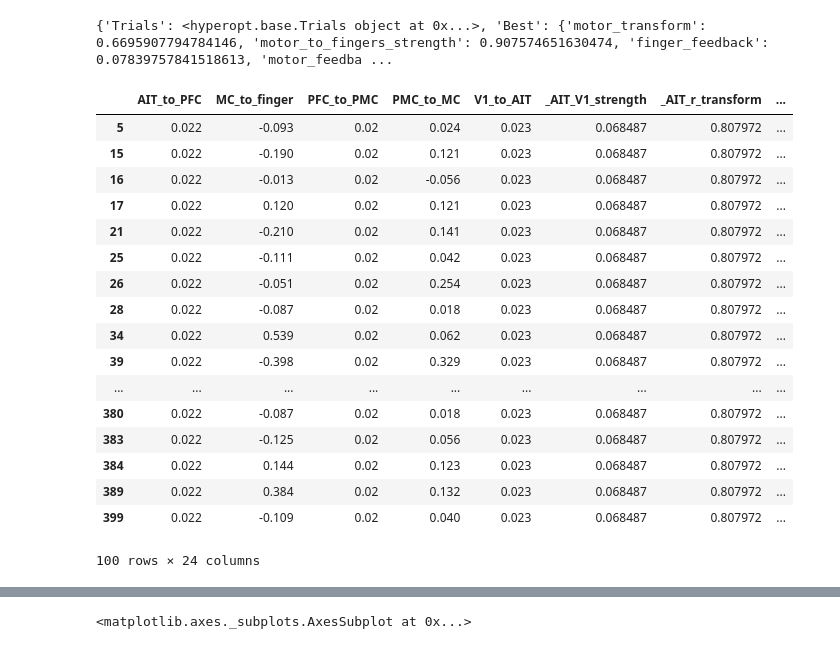
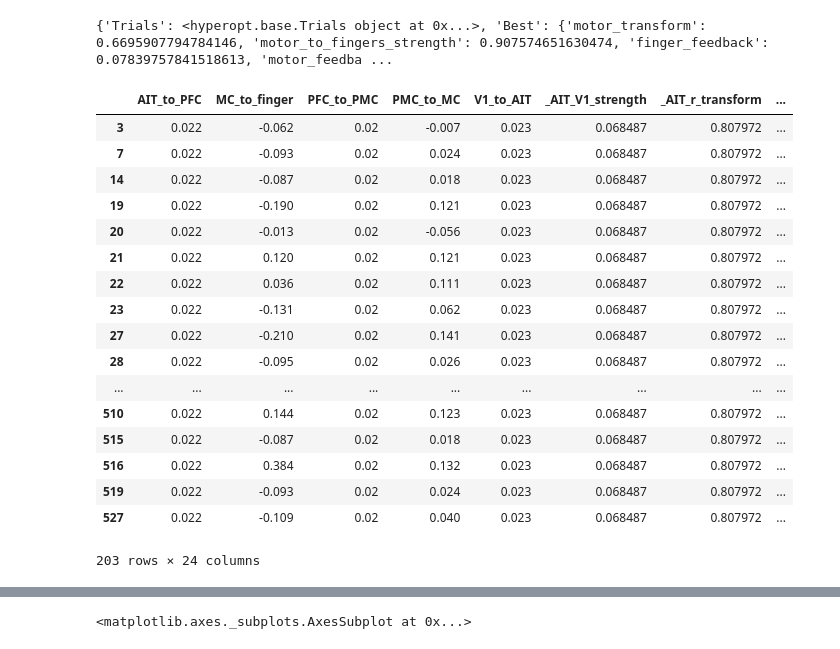
Before and after one commit to viatsk/visual-categorization, a Jupyter notebook: hyperopt_motor.ipynb, the cells around one changed output, grey strips where cells are left out. Cells and saved outputs as stored; diff of their text form; code cells hidden in the pictures.

```diff
--- a/hyperopt_motor.ipynb
+++ b/hyperopt_motor.ipynb
@@ -59,27 +61,27 @@ df = pandas.DataFrame(data3.data)
 # %%
 df = df[df._AIT_V1_strength == 0.06848695023305285]
 df = df[df._result_feedback == 0.4195086163487056]
-df = df[df._motor_transform != 10]
+df = df[df._motor_transform <= 1.0]
 df
 # %% [output]
 |  | AIT_to_PFC | MC_to_finger | PFC_to_PMC | PMC_to_MC | V1_to_AIT | _AIT_V1_strength | _AIT_r_transform | ... |
-| 5 | 0.022 | -0.093 | 0.02 | 0.024 | 0.023 | 0.068487 | 0.807972 | ... |
-| 15 | 0.022 | -0.190 | 0.02 | 0.121 | 0.023 | 0.068487 | 0.807972 | ... |
-| 16 | 0.022 | -0.013 | 0.02 | -0.056 | 0.023 | 0.068487 | 0.807972 | ... |
-| 17 | 0.022 | 0.120 | 0.02 | 0.121 | 0.023 | 0.068487 | 0.807972 | ... |
-| 21 | 0.022 | -0.210 | 0.02 | 0.141 | 0.023 | 0.068487 | 0.807972 | ... |
-| 25 | 0.022 | -0.111 | 0.02 | 0.042 | 0.023 | 0.068487 | 0.807972 | ... |
-| 26 | 0.022 | -0.051 | 0.02 | 0.254 | 0.023 | 0.068487 | 0.807972 | ... |
-| 28 | 0.022 | -0.087 | 0.02 | 0.018 | 0.023 | 0.068487 | 0.807972 | ... |
-| 34 | 0.022 | 0.539 | 0.02 | 0.062 | 0.023 | 0.068487 | 0.807972 | ... |
-| 39 | 0.022 | -0.398 | 0.02 | 0.329 | 0.023 | 0.068487 | 0.807972 | ... |
+| 3 | 0.022 | -0.062 | 0.02 | -0.007 | 0.023 | 0.068487 | 0.807972 | ... |
+| 7 | 0.022 | -0.093 | 0.02 | 0.024 | 0.023 | 0.068487 | 0.807972 | ... |
+| 14 | 0.022 | -0.087 | 0.02 | 0.018 | 0.023 | 0.068487 | 0.807972 | ... |
+| 19 | 0.022 | -0.190 | 0.02 | 0.121 | 0.023 | 0.068487 | 0.807972 | ... |
+| 20 | 0.022 | -0.013 | 0.02 | -0.056 | 0.023 | 0.068487 | 0.807972 | ... |
+| 21 | 0.022 | 0.120 | 0.02 | 0.121 | 0.023 | 0.068487 | 0.807972 | ... |
+| 22 | 0.022 | 0.036 | 0.02 | 0.111 | 0.023 | 0.068487 | 0.807972 | ... |
+| 23 | 0.022 | -0.131 | 0.02 | 0.062 | 0.023 | 0.068487 | 0.807972 | ... |
+| 27 | 0.022 | -0.210 | 0.02 | 0.141 | 0.023 | 0.068487 | 0.807972 | ... |
+| 28 | 0.022 | -0.095 | 0.02 | 0.026 | 0.023 | 0.068487 | 0.807972 | ... |
 | ... | ... | ... | ... | ... | ... | ... | ... | ... |
-| 380 | 0.022 | -0.087 | 0.02 | 0.018 | 0.023 | 0.068487 | 0.807972 | ... |
-| 383 | 0.022 | -0.125 | 0.02 | 0.056 | 0.023 | 0.068487 | 0.807972 | ... |
-| 384 | 0.022 | 0.144 | 0.02 | 0.123 | 0.023 | 0.068487 | 0.807972 | ... |
-| 389 | 0.022 | 0.384 | 0.02 | 0.132 | 0.023 | 0.068487 | 0.807972 | ... |
-| 399 | 0.022 | -0.109 | 0.02 | 0.040 | 0.023 | 0.068487 | 0.807972 | ... |
+| 510 | 0.022 | 0.144 | 0.02 | 0.123 | 0.023 | 0.068487 | 0.807972 | ... |
+| 515 | 0.022 | -0.087 | 0.02 | 0.018 | 0.023 | 0.068487 | 0.807972 | ... |
+| 516 | 0.022 | 0.384 | 0.02 | 0.132 | 0.023 | 0.068487 | 0.807972 | ... |
+| 519 | 0.022 | -0.093 | 0.02 | 0.024 | 0.023 | 0.068487 | 0.807972 | ... |
+| 527 | 0.022 | -0.109 | 0.02 | 0.040 | 0.023 | 0.068487 | 0.807972 | ... |
-100 rows × 24 columns
+203 rows × 24 columns
 # %%
 fig, (ax1, ax2, ax3) = plt.subplots(ncols = 3, sharey = True)
 x = '_motor_feedback'
```
Also changed, not shown: parts of 7 cells of this notebook, 1 other file.
